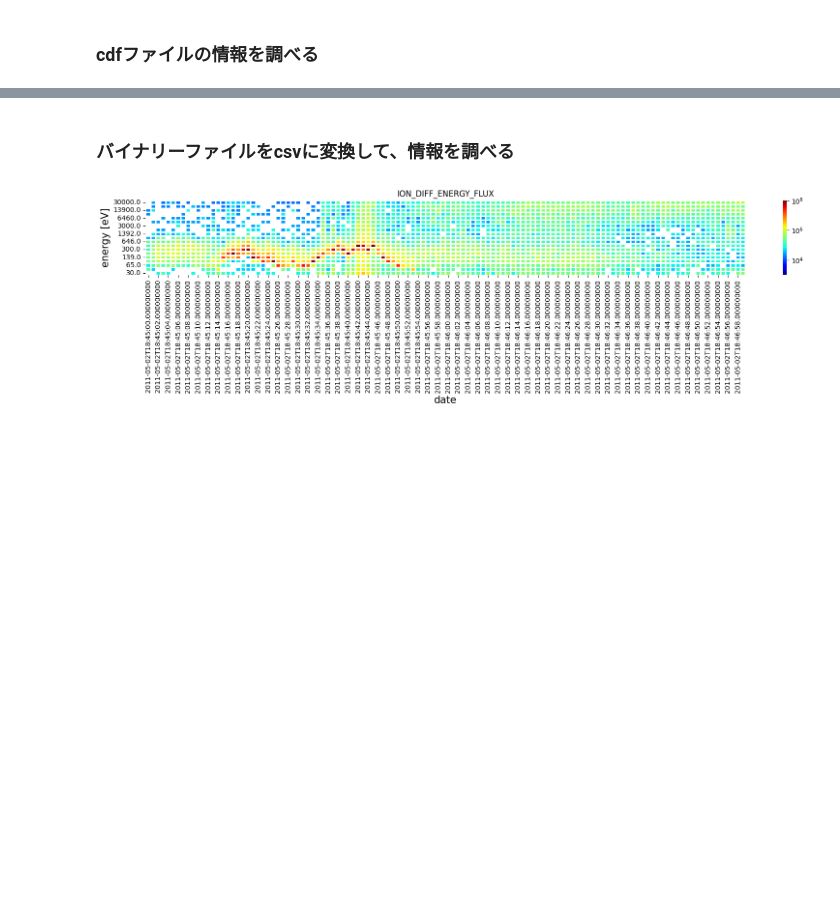
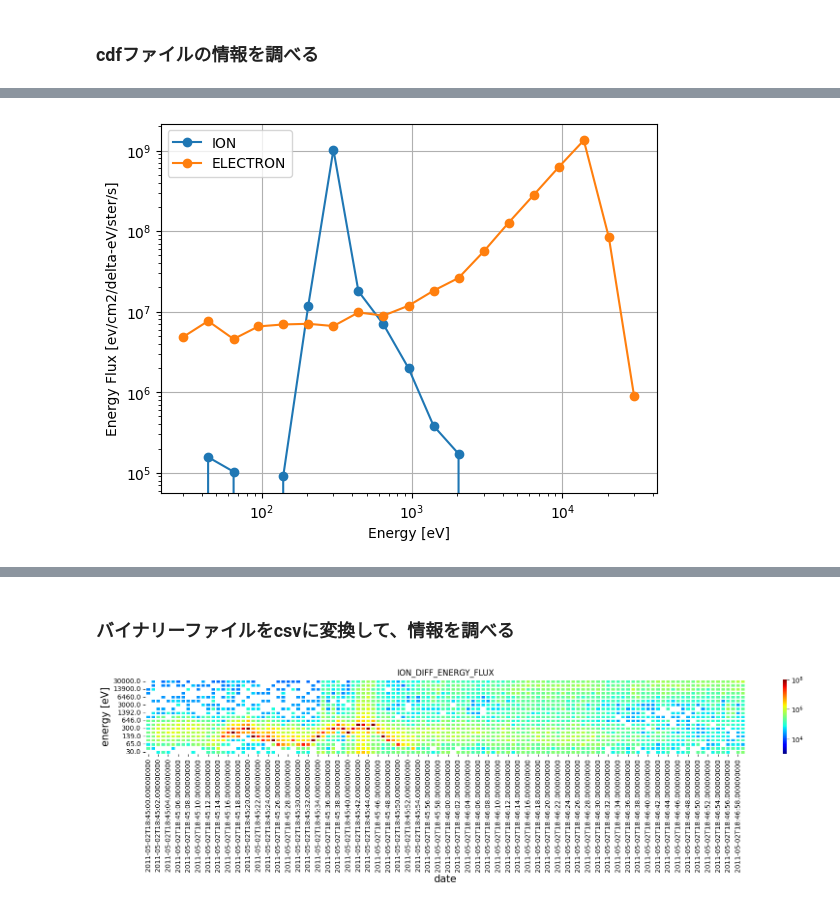
Before and after one commit to umeyuu/Satellite-Database, a Jupyter notebook: test.ipynb, the cells around one changed output, grey strips where cells are left out. Cells and saved outputs as stored; diff of their text form; code cells hidden in the pictures; blank space fills up the shorter version.

```diff
--- a/test.ipynb
+++ b/test.ipynb
@@ -19,0 +22,4 @@ sat.heat_map(mode='I')
+# %%
+sat.plot_spectra()
+# %% [output]
+[figure, added]
```
Also changed, not shown: parts of 4 cells of this notebook.
